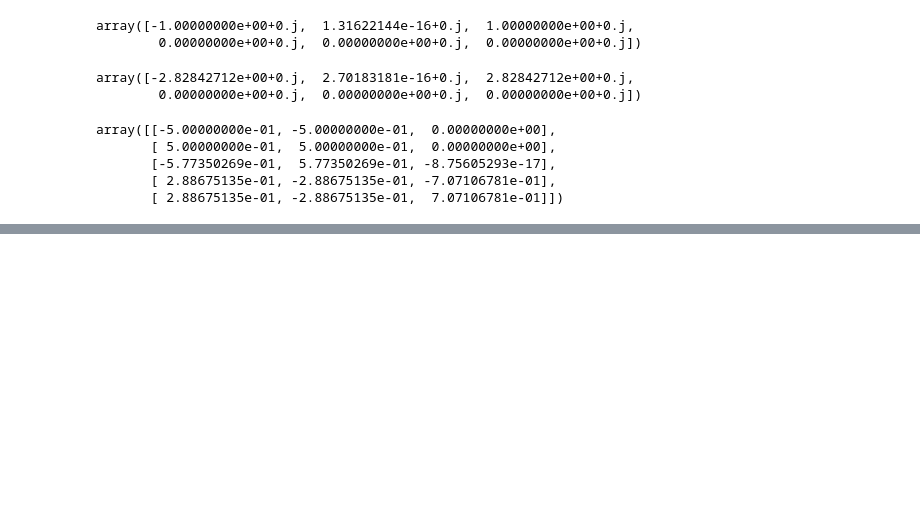
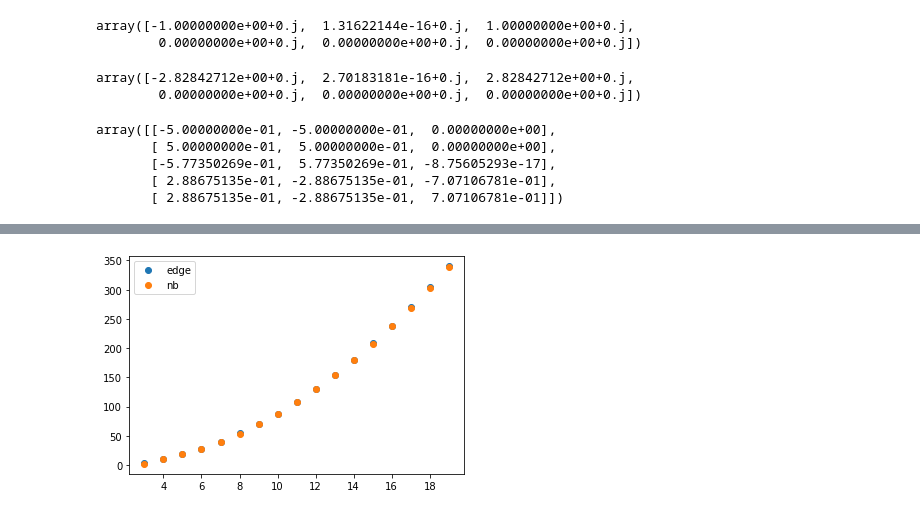
Before and after one commit to cglover13/research, a Jupyter notebook: Kempton/kemeny_constant.ipynb, the cells around one changed output, grey strips where cells are left out. Cells and saved outputs as stored; diff of their text form; code cells hidden in the pictures; blank space fills up the shorter version.

```diff
--- a/Kempton/kemeny_constant.ipynb
+++ b/Kempton/kemeny_constant.ipynb
@@ -517,0 +628,15 @@ array([[-5.00000000e-01, -5.00000000e-01,  0.00000000e+00],
+# %%
+edgek_complete = []
+nbk_complete = []
+for i in range(3,20):
+    new = KemenyConstant(nx.complete_graph(i))
+    edgek_complete.append(new.edge_kemeny())
+    nbk_complete.append(new.nb_kemeny())
+# %%
+x = [i for i in range(3,20)]
+plt.plot(x,edgek_complete,'o',label='edge')
+plt.plot(x,nbk_complete,'o',label='nb')
+plt.legend()
+plt.show()
+# %% [output]
+[figure, added]
```
Also changed, not shown: parts of 32 cells of this notebook, 15 other files.
